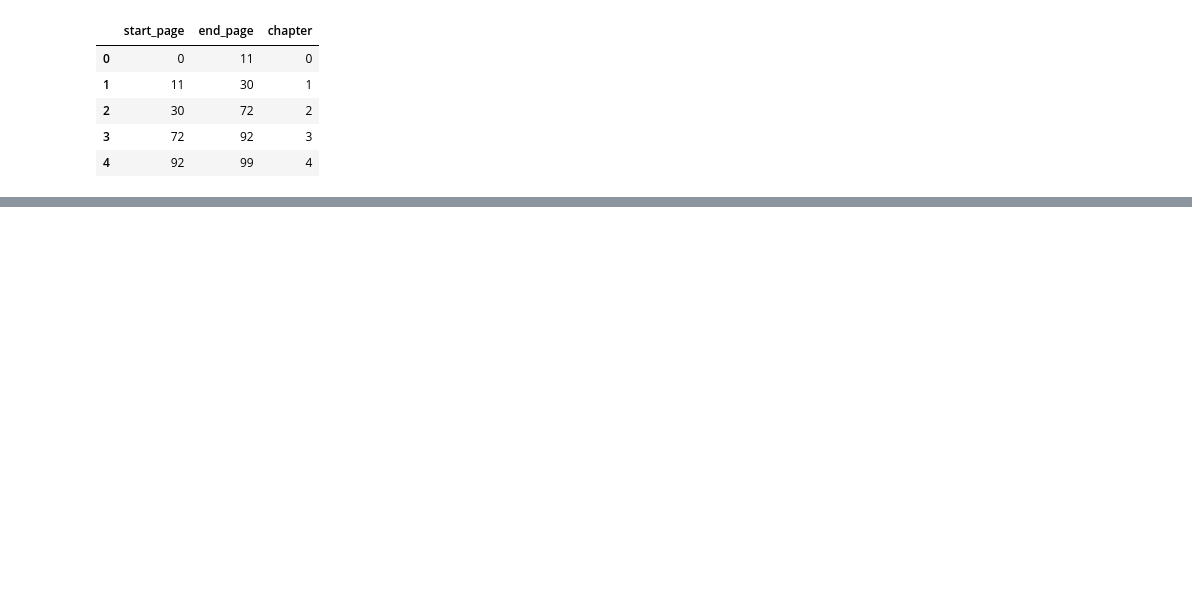
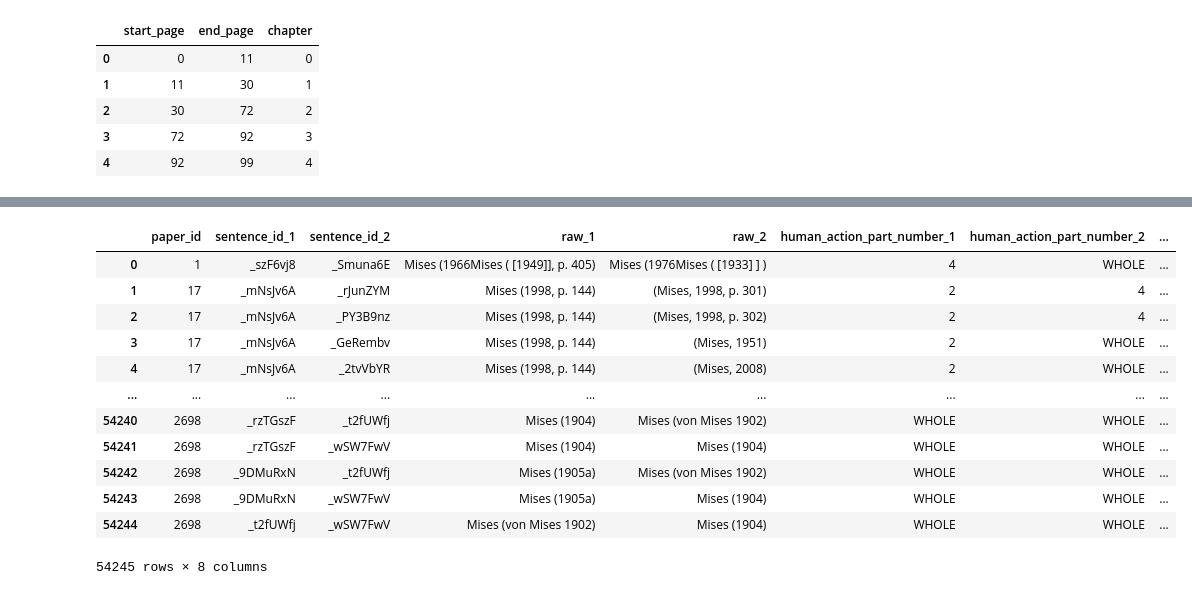
Before and after one commit to pcalais/bibliometrics-austrian-economics, a Jupyter notebook: notebooks/5-refs-to-mises-refs.ipynb, the cells around one changed output, grey strips where cells are left out. Cells and saved outputs as stored; diff of their text form; code cells hidden in the pictures; blank space fills up the shorter version.

```diff
--- a/notebooks/5-refs-to-mises-refs.ipynb
+++ b/notebooks/5-refs-to-mises-refs.ipynb
@@ -334,0 +159,57 @@ print(
+# %%
+import pandas as pd
+from itertools import combinations
+
+rows = []
+
+# Mantém apenas linhas válidas
+df = mises_refs_df.dropna(
+    subset=[
+        "paper_id",
+        "raw",
+        "human_action_part_number",
+        "sentence_seq_number"
+    ]
+)
+
+# Agrupa por paper_id
+for paper_id, group in df.groupby("paper_id"):
+    # Se houver menos de 2 citações, não há pares
+    if len(group) < 2:
+        continue
+
+    # Gera todos os pares possíveis dentro do paper
+    for (_, r1), (_, r2) in combinations(group.iterrows(), 2):
+        rows.append({
+            "paper_id": paper_id,
+            "sentence_id_1": r1["sentence_id"],
+            "sentence_id_2": r2["sentence_id"],
+            "raw_1": r1["raw"],
+            "raw_2": r2["raw"],
+            "human_action_part_number_1": r1["human_action_part_number"],
+            "human_action_part_number_2": r2["human_action_part_number"],
+            "distance": abs(
+                r1["sentence_seq_number"] - r2["sentence_seq_number"]
+            )
+        })
+
+# DataFrame final
+mises_ref_pair_df = pd.DataFrame(rows)
+
+mises_ref_pair_df.to_csv("../data/processed/mises_ref_pairs.csv")
+
+mises_ref_pair_df
+# %% [output]
+|  | paper_id | sentence_id_1 | sentence_id_2 | raw_1 | raw_2 | human_action_part_number_1 | human_action_part_number_2 | ... |
+| 0 | 1 | _szF6vj8 | _Smuna6E | Mises (1966Mises ( [1949]], p. 405) | Mises (1976Mises ( [1933] ] ) | 4 | WHOLE | ... |
+| 1 | 17 | _mNsJv6A | _rJunZYM | Mises (1998, p. 144) | (Mises, 1998, p. 301) | 2 | 4 | ... |
+| 2 | 17 | _mNsJv6A | _PY3B9nz | Mises (1998, p. 144) | (Mises, 1998, p. 302) | 2 | 4 | ... |
+| 3 | 17 | _mNsJv6A | _GeRembv | Mises (1998, p. 144) | (Mises, 1951) | 2 | WHOLE | ... |
+| 4 | 17 | _mNsJv6A | _2tvVbYR | Mises (1998, p. 144) | (Mises, 2008) | 2 | WHOLE | ... |
+| ... | ... | ... | ... | ... | ... | ... | ... | ... |
+| 54240 | 2698 | _rzTGszF | _t2fUWfj | Mises (1904) | Mises (von Mises 1902) | WHOLE | WHOLE | ... |
+| 54241 | 2698 | _rzTGszF | _wSW7FwV | Mises (1904) | Mises (1904) | WHOLE | WHOLE | ... |
+| 54242 | 2698 | _9DMuRxN | _t2fUWfj | Mises (1905a) | Mises (von Mises 1902) | WHOLE | WHOLE | ... |
+| 54243 | 2698 | _9DMuRxN | _wSW7FwV | Mises (1905a) | Mises (1904) | WHOLE | WHOLE | ... |
+| 54244 | 2698 | _t2fUWfj | _wSW7FwV | Mises (von Mises 1902) | Mises (1904) | WHOLE | WHOLE | ... |
+54245 rows × 8 columns
```
Also changed, not shown: parts of 21 cells of this notebook, 1 other file.
